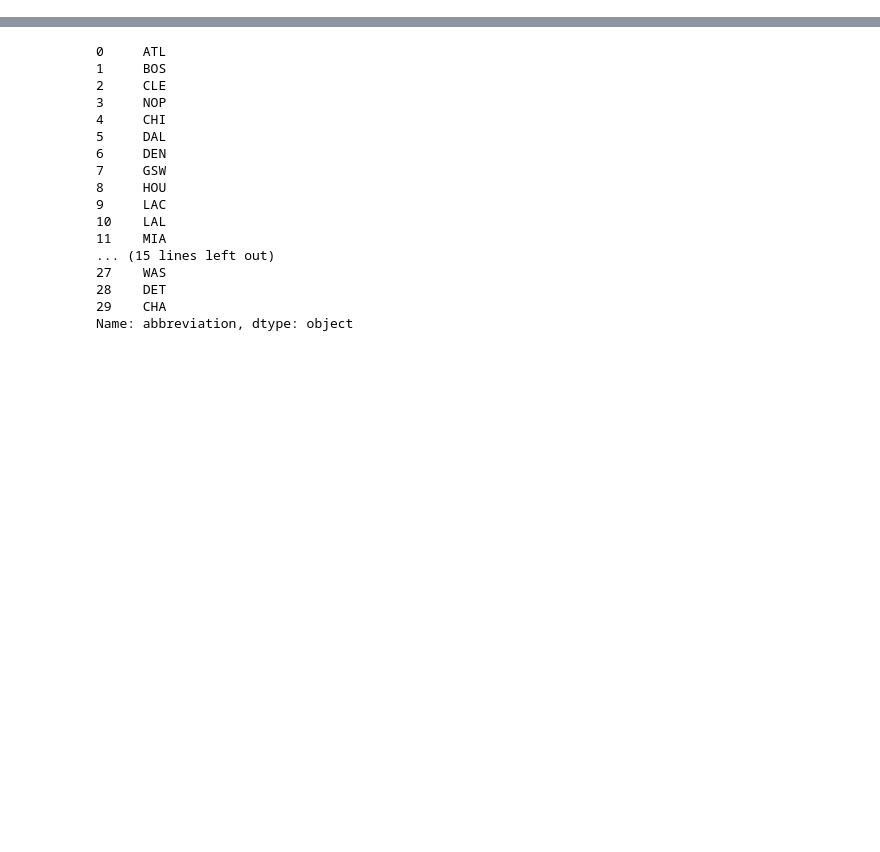
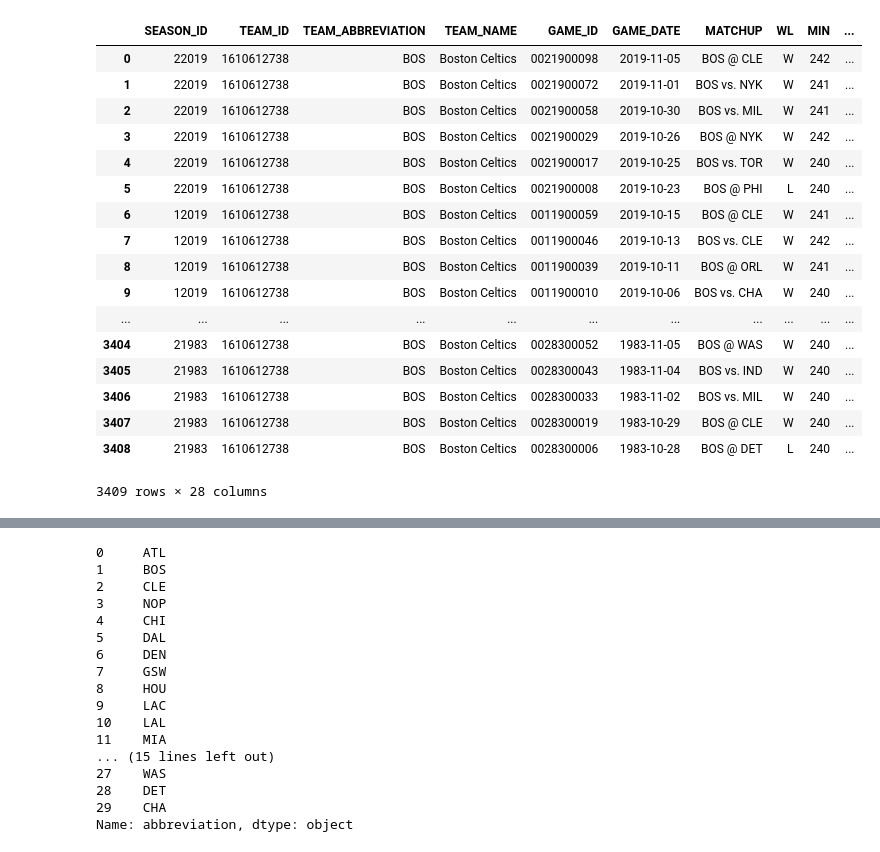
Before and after one commit to callaunchpad/BalliNN, a Jupyter notebook: Game_by_Game.ipynb, the cells around one changed output, grey strips where cells are left out. Drawn from its saved outputs; the diff is of its cells as text; code cells hidden in the pictures; blank space fills up the shorter version.

```diff
--- a/Game_by_Game.ipynb
+++ b/Game_by_Game.ipynb
@@ -14,3 +14,6 @@ def save_obj(obj, filename, dirname='pickle_files', ):
 def load_obj(filename, dirname='pickle_files'):
     with open(path.join(dirname, filename + '.pkl'), 'rb') as f:
         return pickle.load(f)
+# %%
+teams_df = pd.DataFrame(teams.get_teams())
+teams_df.head()
@@ -16,0 +27,2 @@ def load_obj(filename, dirname='pickle_files'):
+# %%
+team_ids = teams_df.loc[:, ("id","abbreviation")]
@@ -17,3 +39,37 @@ def load_obj(filename, dirname='pickle_files'):
+# %%
+# for game in team_names['CHA'].values.tolist():
+#     if (game[2] != "CHA"):
+#         print(game[2])
+
+all_abrs = {}
+for team in team_names.keys():
+    df = team_names[team]
+    abrs = set()
+    for game in df.values.tolist():
+        abrs.add(game[2])
+    for abr in abrs:
+        all_abrs[abr] = df
+#print(len(all_abrs))
+all_abrs['BOS']
+# %% [output]
+|  | SEASON_ID | TEAM_ID | TEAM_ABBREVIATION | TEAM_NAME | GAME_ID | GAME_DATE | MATCHUP | WL | MIN | ... |
+| 0 | 22019 | 1610612738 | BOS | Boston Celtics | 0021900098 | 2019-11-05 | BOS @ CLE | W | 242 | ... |
+| 1 | 22019 | 1610612738 | BOS | Boston Celtics | 0021900072 | 2019-11-01 | BOS vs. NYK | W | 241 | ... |
+| 2 | 22019 | 1610612738 | BOS | Boston Celtics | 0021900058 | 2019-10-30 | BOS vs. MIL | W | 241 | ... |
+| 3 | 22019 | 1610612738 | BOS | Boston Celtics | 0021900029 | 2019-10-26 | BOS @ NYK | W | 242 | ... |
+| 4 | 22019 | 1610612738 | BOS | Boston Celtics | 0021900017 | 2019-10-25 | BOS vs. TOR | W | 240 | ... |
+| 5 | 22019 | 1610612738 | BOS | Boston Celtics | 0021900008 | 2019-10-23 | BOS @ PHI | L | 240 | ... |
+| 6 | 12019 | 1610612738 | BOS | Boston Celtics | 0011900059 | 2019-10-15 | BOS @ CLE | W | 241 | ... |
+| 7 | 12019 | 1610612738 | BOS | Boston Celtics | 0011900046 | 2019-10-13 | BOS vs. CLE | W | 242 | ... |
+| 8 | 12019 | 1610612738 | BOS | Boston Celtics | 0011900039 | 2019-10-11 | BOS @ ORL | W | 241 | ... |
+| 9 | 12019 | 1610612738 | BOS | Boston Celtics | 0011900010 | 2019-10-06 | BOS vs. CHA | W | 240 | ... |
+| ... | ... | ... | ... | ... | ... | ... | ... | ... | ... | ... |
+| 3404 | 21983 | 1610612738 | BOS | Boston Celtics | 0028300052 | 1983-11-05 | BOS @ WAS | W | 240 | ... |
+| 3405 | 21983 | 1610612738 | BOS | Boston Celtics | 0028300043 | 1983-11-04 | BOS vs. IND | W | 240 | ... |
+| 3406 | 21983 | 1610612738 | BOS | Boston Celtics | 0028300033 | 1983-11-02 | BOS vs. MIL | W | 240 | ... |
+| 3407 | 21983 | 1610612738 | BOS | Boston Celtics | 0028300019 | 1983-10-29 | BOS @ CLE | W | 240 | ... |
+| 3408 | 21983 | 1610612738 | BOS | Boston Celtics | 0028300006 | 1983-10-28 | BOS @ DET | L | 240 | ... |
+3409 rows × 28 columns
 # %%
 teams_df = pd.DataFrame(teams.get_teams())
 teams_df.head()
```
Also changed, not shown: parts of 28 cells of this notebook, 2 other files.
